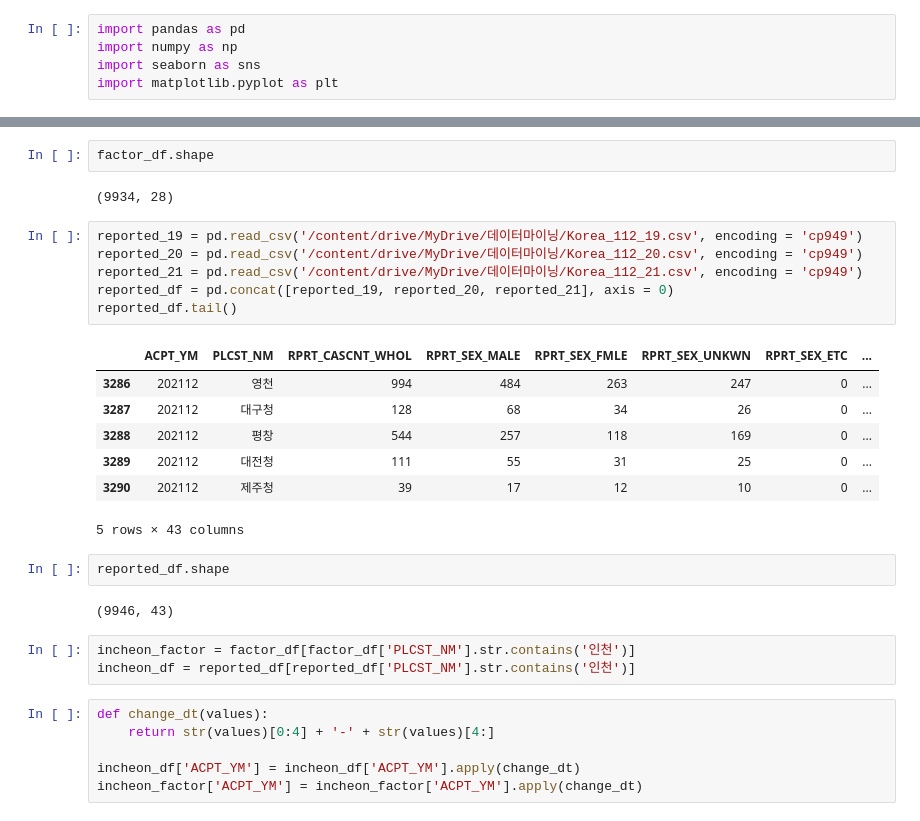
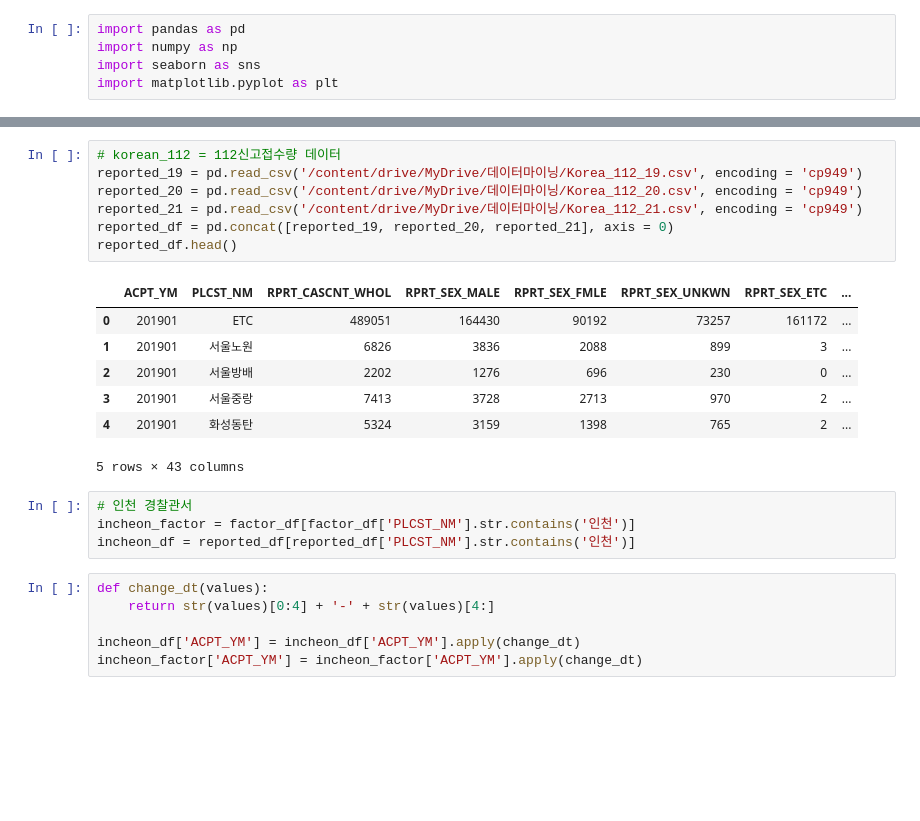
Before and after one commit to geun-hyoung/python-exploratory-data-analysis-police-data, a Jupyter notebook: Data_Clenaing&EDA.ipynb, the cells around one changed output, grey strips where cells are left out. Cells and saved outputs as stored; diff of their text form; blank space fills up the shorter version.

```diff
--- a/Data_Clenaing&EDA.ipynb
+++ b/Data_Clenaing&EDA.ipynb
@@ -27,29 +28,23 @@ factor_df.head()
 | 3 | 201901 | 의성 | 547 | 287 | 145 | 115 | 0 | ... |
 | 4 | 201901 | 의왕 | 1735 | 928 | 501 | 305 | 1 | ... |
 5 rows × 28 columns
-# %%
-factor_df.shape
-# %% [output]
-(9934, 28)
 # %%
+# korean_112 = 112신고접수량 데이터
 reported_19 = pd.read_csv('/content/drive/MyDrive/데이터마이닝/Korea_112_19.csv', encoding = 'cp949')
 reported_20 = pd.read_csv('/content/drive/MyDrive/데이터마이닝/Korea_112_20.csv', encoding = 'cp949')
 reported_21 = pd.read_csv('/content/drive/MyDrive/데이터마이닝/Korea_112_21.csv', encoding = 'cp949')
 reported_df = pd.concat([reported_19, reported_20, reported_21], axis = 0)
-reported_df.tail()
+reported_df.head()
 # %% [output]
 |  | ACPT_YM | PLCST_NM | RPRT_CASCNT_WHOL | RPRT_SEX_MALE | RPRT_SEX_FMLE | RPRT_SEX_UNKWN | RPRT_SEX_ETC | ... |
-| 3286 | 202112 | 영천 | 994 | 484 | 263 | 247 | 0 | ... |
-| 3287 | 202112 | 대구청 | 128 | 68 | 34 | 26 | 0 | ... |
-| 3288 | 202112 | 평창 | 544 | 257 | 118 | 169 | 0 | ... |
-| 3289 | 202112 | 대전청 | 111 | 55 | 31 | 25 | 0 | ... |
-| 3290 | 202112 | 제주청 | 39 | 17 | 12 | 10 | 0 | ... |
+| 0 | 201901 | ETC | 489051 | 164430 | 90192 | 73257 | 161172 | ... |
+| 1 | 201901 | 서울노원 | 6826 | 3836 | 2088 | 899 | 3 | ... |
+| 2 | 201901 | 서울방배 | 2202 | 1276 | 696 | 230 | 0 | ... |
+| 3 | 201901 | 서울중랑 | 7413 | 3728 | 2713 | 970 | 2 | ... |
+| 4 | 201901 | 화성동탄 | 5324 | 3159 | 1398 | 765 | 2 | ... |
 5 rows × 43 columns
-# %%
-reported_df.shape
-# %% [output]
-(9946, 43)
 # %%
+# 인천 경찰관서
 incheon_factor = factor_df[factor_df['PLCST_NM'].str.contains('인천')]
 incheon_df = reported_df[reported_df['PLCST_NM'].str.contains('인천')]
 # %%
```
Also changed, not shown: parts of 28 cells of this notebook.
